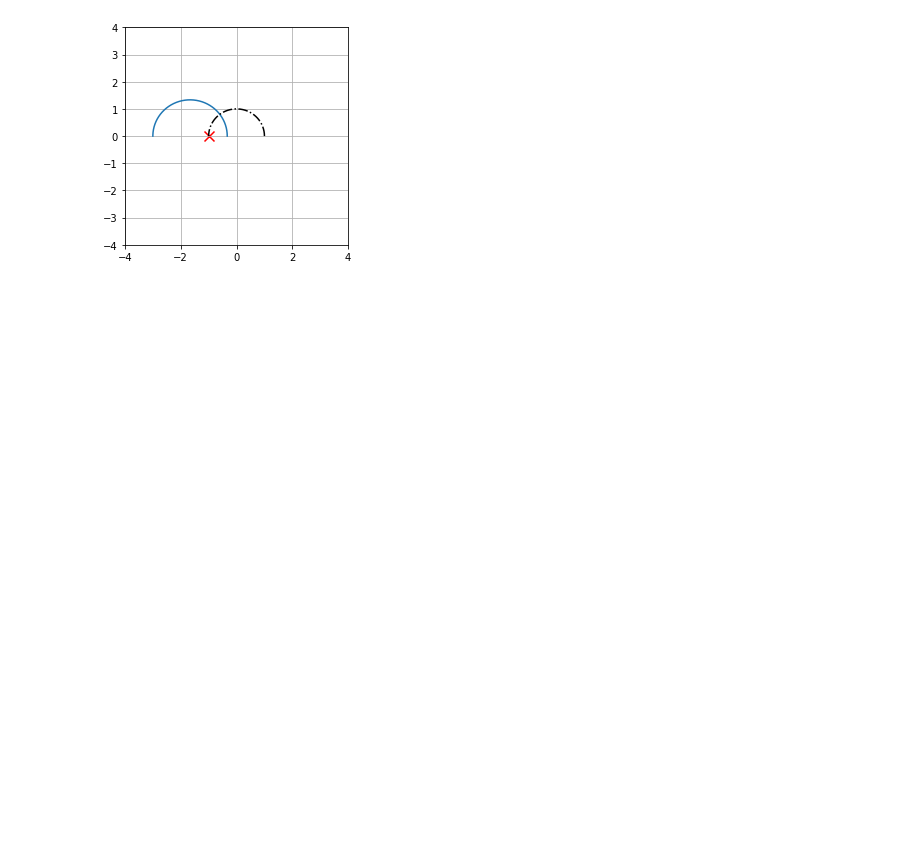
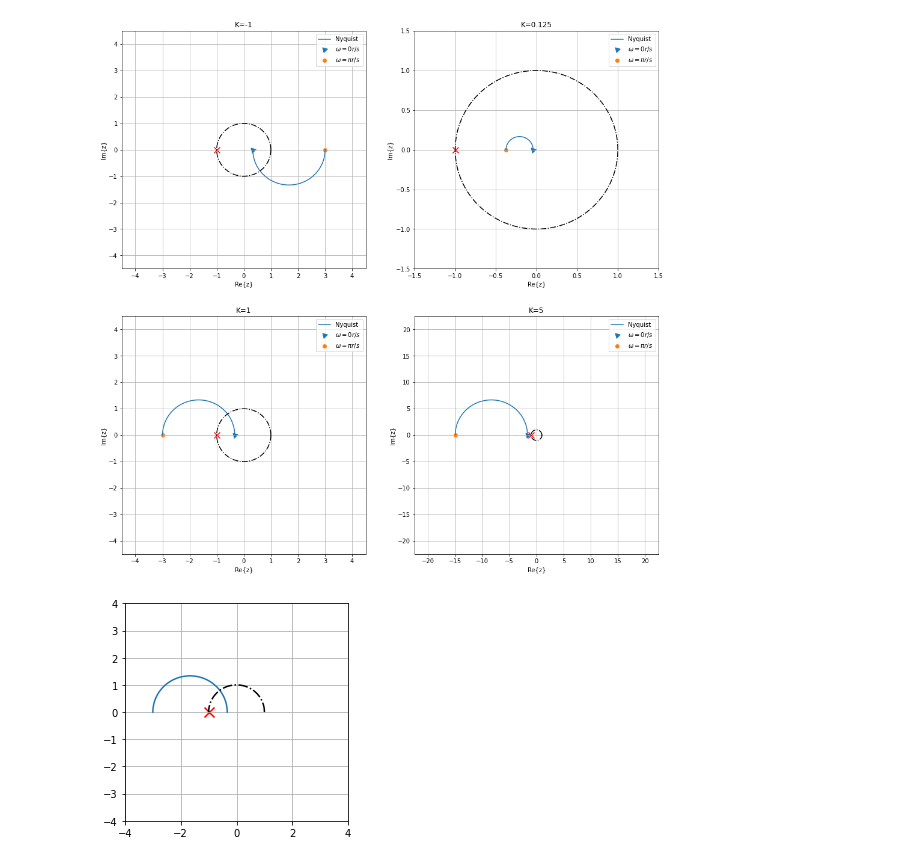
Before and after one commit to LautaroAndresSaez/Trabajos-practicos-controlados, a Jupyter notebook: TP-2/Simulaciones/Untitled1.ipynb, the cells around one changed output. Saved outputs shown, nothing was run; the diff lists cells and outputs as text; code cells hidden in the pictures; blank space fills up the shorter version.

```diff
--- a/TP-2/Simulaciones/Untitled1.ipynb
+++ b/TP-2/Simulaciones/Untitled1.ipynb
@@ -40,3 +58,15 @@ plt.ylim( [0, 5] )
+# %%
+H = lambda z: K * ( z - 2 ) / ( z + 2 )
+# %%
+Ks = [-1, 1/8, 1, 5]
+fig, axs = plt.subplots( 2, 2, figsize=( 8*2, 8*2 ) )
+axs = axs.reshape( (4) )
+for K, ax in zip( Ks, axs):
+    ax.set_title( f'K={K}' )
+    nyquist_plot( H, ax )
+plt.savefig( save_path( f'8-a' ) )
+# %% [output]
+[figure, added]
 # %%
 H = lambda z: ( z - 2 ) / ( z + 2 )
 w = np.linspace( 0, 2*np.pi, 2000 )
```
Also changed, not shown: parts of 28 cells of this notebook, 21 other files.
